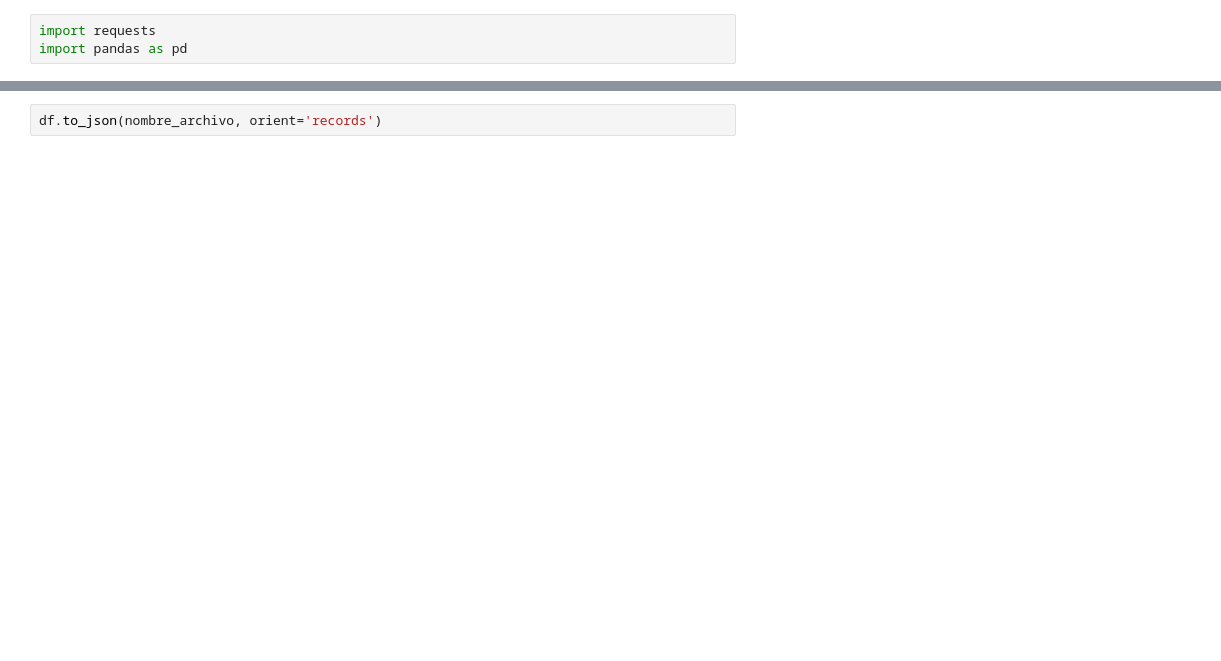
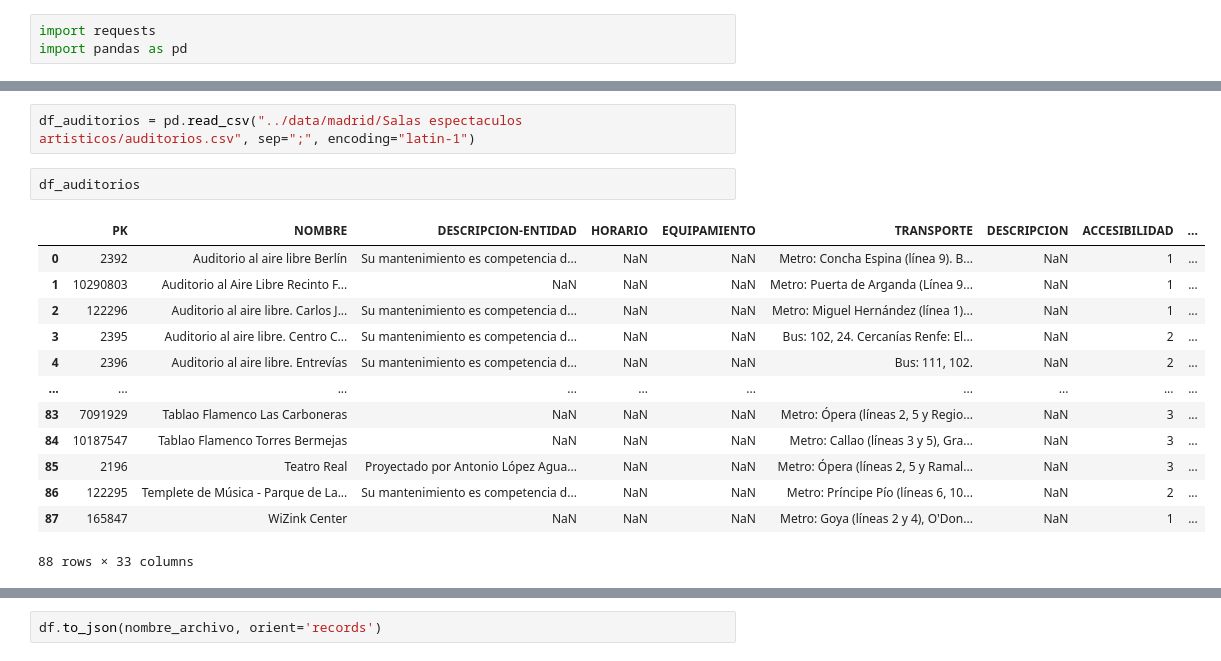
Before and after one commit to dfvinxu/desafio_data, a Jupyter notebook: notebooks/Salas espectáculos.ipynb, the cells around one changed output, grey strips where cells are left out. Saved outputs shown, nothing was run; the diff lists cells and outputs as text; blank space fills up the shorter version.

```diff
--- a/notebooks/Salas espectáculos.ipynb
+++ b/notebooks/Salas espectáculos.ipynb
@@ -45,0 +299,18 @@ df
+# %%
+df_auditorios = pd.read_csv("../data/madrid/Salas espectaculos artisticos/auditorios.csv", sep=";", encoding="latin-1")
+# %%
+df_auditorios
+# %% [output]
+|  | PK | NOMBRE | DESCRIPCION-ENTIDAD | HORARIO | EQUIPAMIENTO | TRANSPORTE | DESCRIPCION | ACCESIBILIDAD | ... |
+| 0 | 2392 | Auditorio al aire libre Berlín | Su mantenimiento es competencia d... | NaN | NaN | Metro: Concha Espina (línea 9). B... | NaN | 1 | ... |
+| 1 | 10290803 | Auditorio al Aire Libre Recinto F... | NaN | NaN | NaN | Metro: Puerta de Arganda (Línea 9... | NaN | 1 | ... |
+| 2 | 122296 | Auditorio al aire libre. Carlos J... | Su mantenimiento es competencia d... | NaN | NaN | Metro: Miguel Hernández (línea 1)... | NaN | 1 | ... |
+| 3 | 2395 | Auditorio al aire libre. Centro C... | Su mantenimiento es competencia d... | NaN | NaN | Bus: 102, 24. Cercanías Renfe: El... | NaN | 2 | ... |
+| 4 | 2396 | Auditorio al aire libre. Entrevías | Su mantenimiento es competencia d... | NaN | NaN | Bus: 111, 102. | NaN | 2 | ... |
+| ... | ... | ... | ... | ... | ... | ... | ... | ... | ... |
+| 83 | 7091929 | Tablao Flamenco Las Carboneras | NaN | NaN | NaN | Metro: Ópera (líneas 2, 5 y Regio... | NaN | 3 | ... |
+| 84 | 10187547 | Tablao Flamenco Torres Bermejas | NaN | NaN | NaN | Metro: Callao (líneas 3 y 5), Gra... | NaN | 3 | ... |
+| 85 | 2196 | Teatro Real | Proyectado por Antonio López Agua... | NaN | NaN | Metro: Ópera (líneas 2, 5 y Ramal... | NaN | 3 | ... |
+| 86 | 122295 | Templete de Música - Parque de La... | Su mantenimiento es competencia d... | NaN | NaN | Metro: Príncipe Pío (líneas 6, 10... | NaN | 2 | ... |
+| 87 | 165847 | WiZink Center | NaN | NaN | NaN | Metro: Goya (líneas 2 y 4), O'Don... | NaN | 1 | ... |
+88 rows × 33 columns
```
Also changed, not shown: parts of 56 cells of this notebook, 4 other files.
